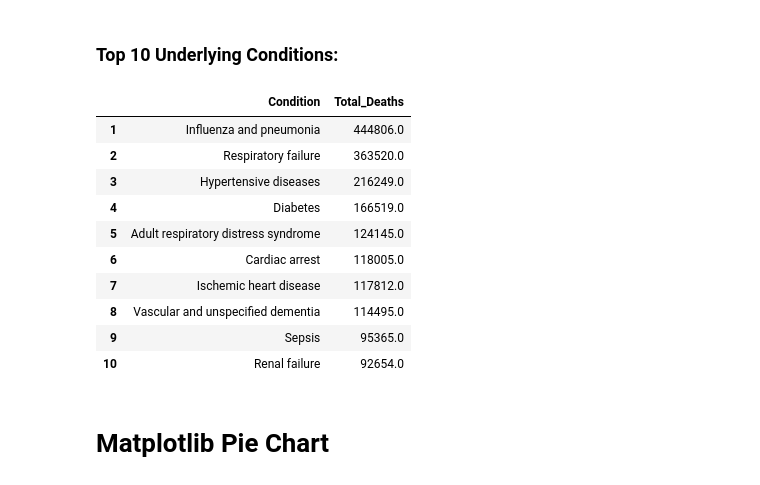
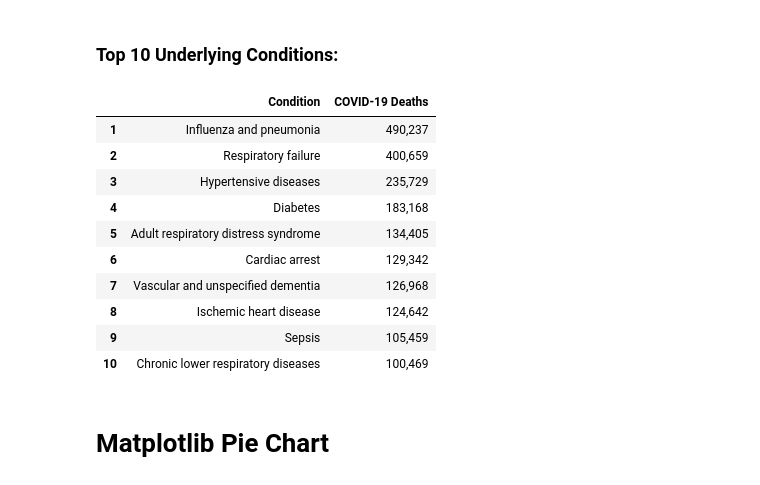
Before and after one commit to kellyblumhagen/COVID19-Analysis, a Jupyter notebook: COVID_Analysis.ipynb, the cells around one changed output. Cells and saved outputs as stored; diff of their text form; code cells hidden in the pictures.

```diff
--- a/COVID_Analysis.ipynb
+++ b/COVID_Analysis.ipynb
@@ -44,5 +34,3 @@ df.head()
 # %%
-# Drop first two rows/conditions of dataframe ("COVID-19" and "All other conditions and causes") - not helpful for analyzing conditionss
-# Reset index
-df = df.drop([df.index[0], df.index[1]]).reset_index(drop=True)
-df.head()
+# Drop rows for "COVID-19" and "All other conditions and causes (residual)" - not helpful for determining top underlying conditionss
+df = df.loc[~((df["Condition"] == "COVID-19") | (df["Condition"] == "All other conditions and causes (residual)")),:]
@@ -56 +37,4 @@ df.head()
+# %%
+# Reset index
+df = df.reset_index(drop=True)
 # %%
@@ -58,21 +42,27 @@ df.head()
 df.index = df.index + 1
+# %%
+# Isolate top 10 conditions and create new variable to store new dataframe
+top_10 = df.iloc[0:10].copy()
+# %%
+# Format totals in "COVID-19 Deaths" column with commas
+top_10["COVID-19 Deaths"] = top_10["COVID-19 Deaths"].apply(lambda x : "{:,}".format(x))
 # %% [markdown]
 ### Top 10 Underlying Conditions:
 # %%
 # Display top 10 underlying conditions
-df.head(10)
+top_10
 # %% [output]
-|  | Condition | Total_Deaths |
-| 1 | Influenza and pneumonia | 444806.0 |
-| 2 | Respiratory failure | 363520.0 |
-| 3 | Hypertensive diseases | 216249.0 |
-| 4 | Diabetes | 166519.0 |
-| 5 | Adult respiratory distress syndrome | 124145.0 |
-| 6 | Cardiac arrest | 118005.0 |
-| 7 | Ischemic heart disease | 117812.0 |
-| 8 | Vascular and unspecified dementia | 114495.0 |
-| 9 | Sepsis | 95365.0 |
-| 10 | Renal failure | 92654.0 |
+|  | Condition | COVID-19 Deaths |
+| 1 | Influenza and pneumonia | 490,237 |
+| 2 | Respiratory failure | 400,659 |
+| 3 | Hypertensive diseases | 235,729 |
+| 4 | Diabetes | 183,168 |
+| 5 | Adult respiratory distress syndrome | 134,405 |
+| 6 | Cardiac arrest | 129,342 |
+| 7 | Vascular and unspecified dementia | 126,968 |
+| 8 | Ischemic heart disease | 124,642 |
+| 9 | Sepsis | 105,459 |
+| 10 | Chronic lower respiratory diseases | 100,469 |
 # %% [markdown]
 # Matplotlib Pie Chart
 # %%
```
Also changed, not shown: parts of 15 cells of this notebook, 4 other files.
